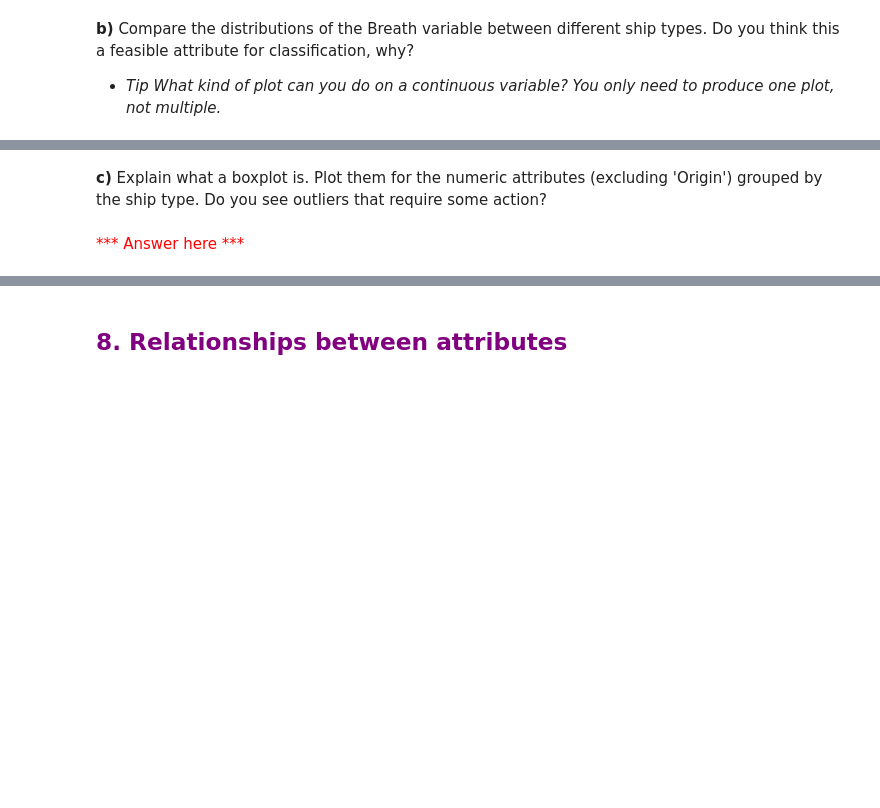
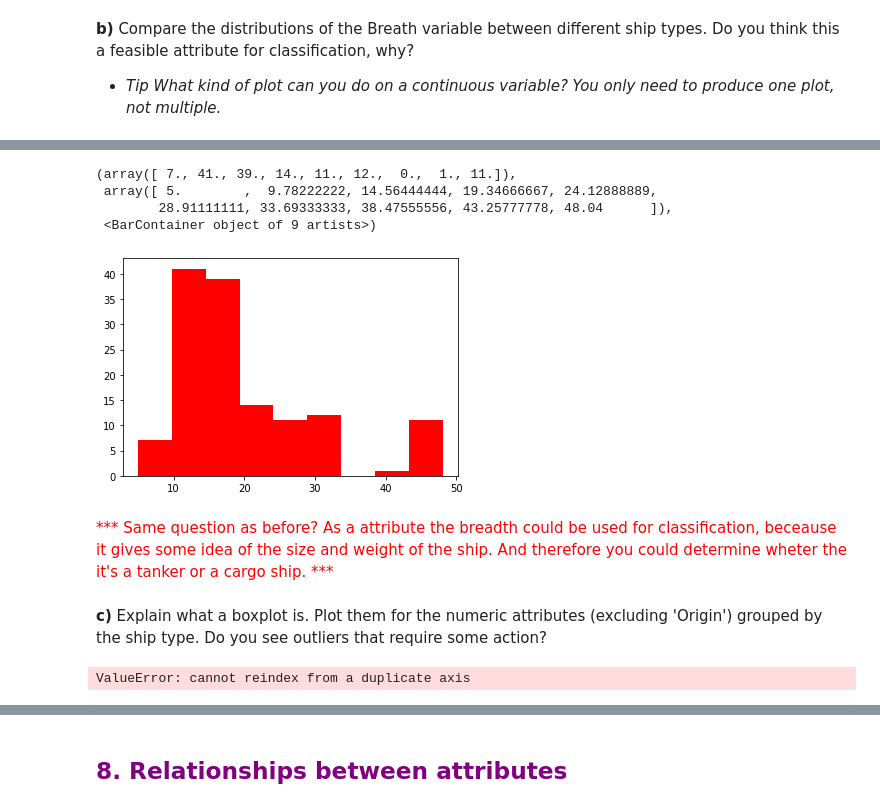
Before and after one commit to K-H-P/UTU_TKO-3103, a Jupyter notebook: Exercise2/solved_Exercise2.ipynb, the cells around one changed output, grey strips where cells are left out. Cells and saved outputs as stored; diff of their text form; code cells hidden in the pictures; blank space fills up the shorter version.

```diff
--- a/Exercise2/solved_Exercise2.ipynb
+++ b/Exercise2/solved_Exercise2.ipynb
@@ -486,2 +477,13 @@ _________
+# %%
+# Script here
+plt.hist(plot_shipdata['Breadth'], bins ='auto', color = 'red')
+# %% [output]
+(array([ 7., 41., 39., 14., 11., 12.,  0.,  1., 11.]),
+ array([ 5.        ,  9.78222222, 14.56444444, 19.34666667, 24.12888889,
+        28.91111111, 33.69333333, 38.47555556, 43.25777778, 48.04      ]),
+ <BarContainer object of 9 artists>)
+[figure, added]
+# %% [markdown]
+<font color = red> \*** Same question as before? As a attribute the breadth could be used for classification, beceause it gives some idea of the size and weight of the ship. And therefore you could determine wheter the it's a tanker or a cargo ship. *** </font>
 # %% [markdown]
 **c)**	Explain what a boxplot is. Plot them for the numeric attributes (excluding 'Origin') grouped by the ship type. Do you see outliers that require some action?
@@ -490,2 +490,8 @@ _________
-# %% [markdown]
-<font color = red> \*** Answer here *** </font>
+# %%
+# Script here
+#boxplot = df_combined_shipdata.boxplot(['Speed'])
+#plt.boxplot ([])
+boxplot_shipdata = df_combined_shipdata.sub(df_combined_shipdata['Origin'], axis=0)
+boxpolot_shipdata.boxplot()
+# %% [output]
+ValueError: cannot reindex from a duplicate axis
```
Also changed, not shown: parts of 10 cells of this notebook.
